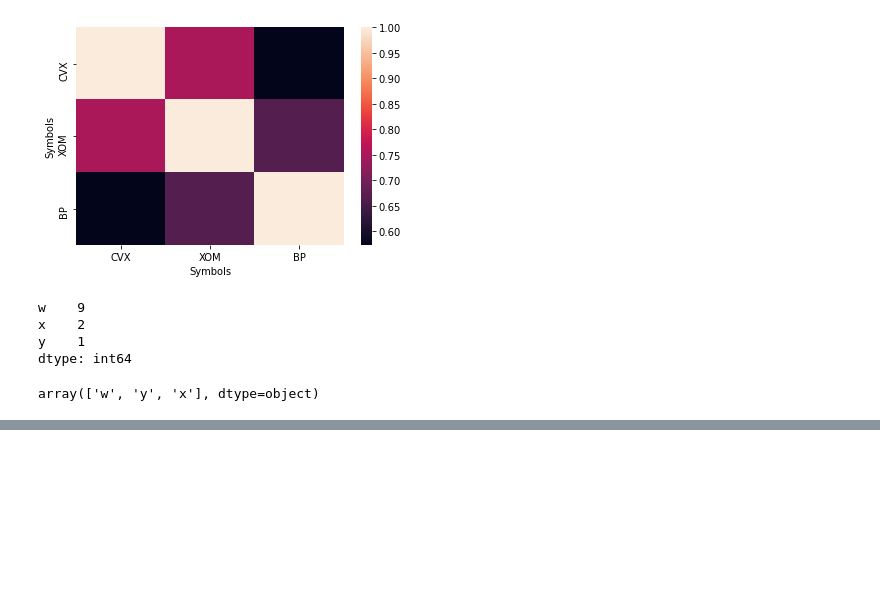
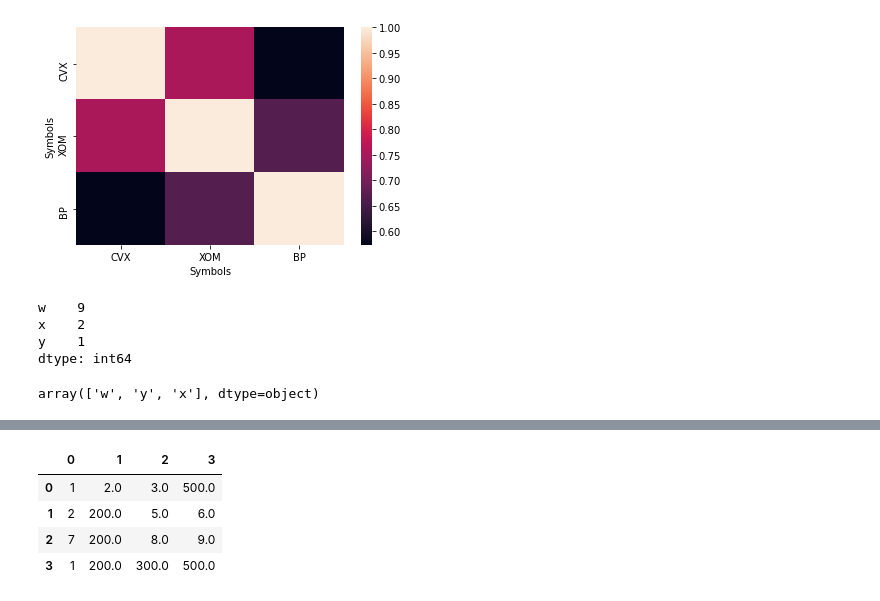
Before and after one commit to yamamotoshuhei888/learning_DataScience, a Jupyter notebook: Learning_DataScince_onUdemy_ShingoTsuji.ipynb, the cells around one changed output, grey strips where cells are left out. Drawn from its saved outputs; the diff is of its cells as text; code cells hidden in the pictures; blank space fills up the shorter version.

```diff
--- a/Learning_DataScince_onUdemy_ShingoTsuji.ipynb
+++ b/Learning_DataScince_onUdemy_ShingoTsuji.ipynb
@@ -281,0 +370,11 @@ array(['w', 'y', 'x'], dtype=object)
+# %%
+# 欠損値を指定した条件で埋める。
+
+df2.fillna({0:100, 1:200, 2:300, 3:500})
+# keyが列の上に対応している
+# %% [output]
+|  | 0 | 1 | 2 | 3 |
+| 0 | 1 | 2.0 | 3.0 | 500.0 |
+| 1 | 2 | 200.0 | 5.0 | 6.0 |
+| 2 | 7 | 200.0 | 8.0 | 9.0 |
+| 3 | 1 | 200.0 | 300.0 | 500.0 |
```
Also changed, not shown: parts of 18 cells of this notebook.
